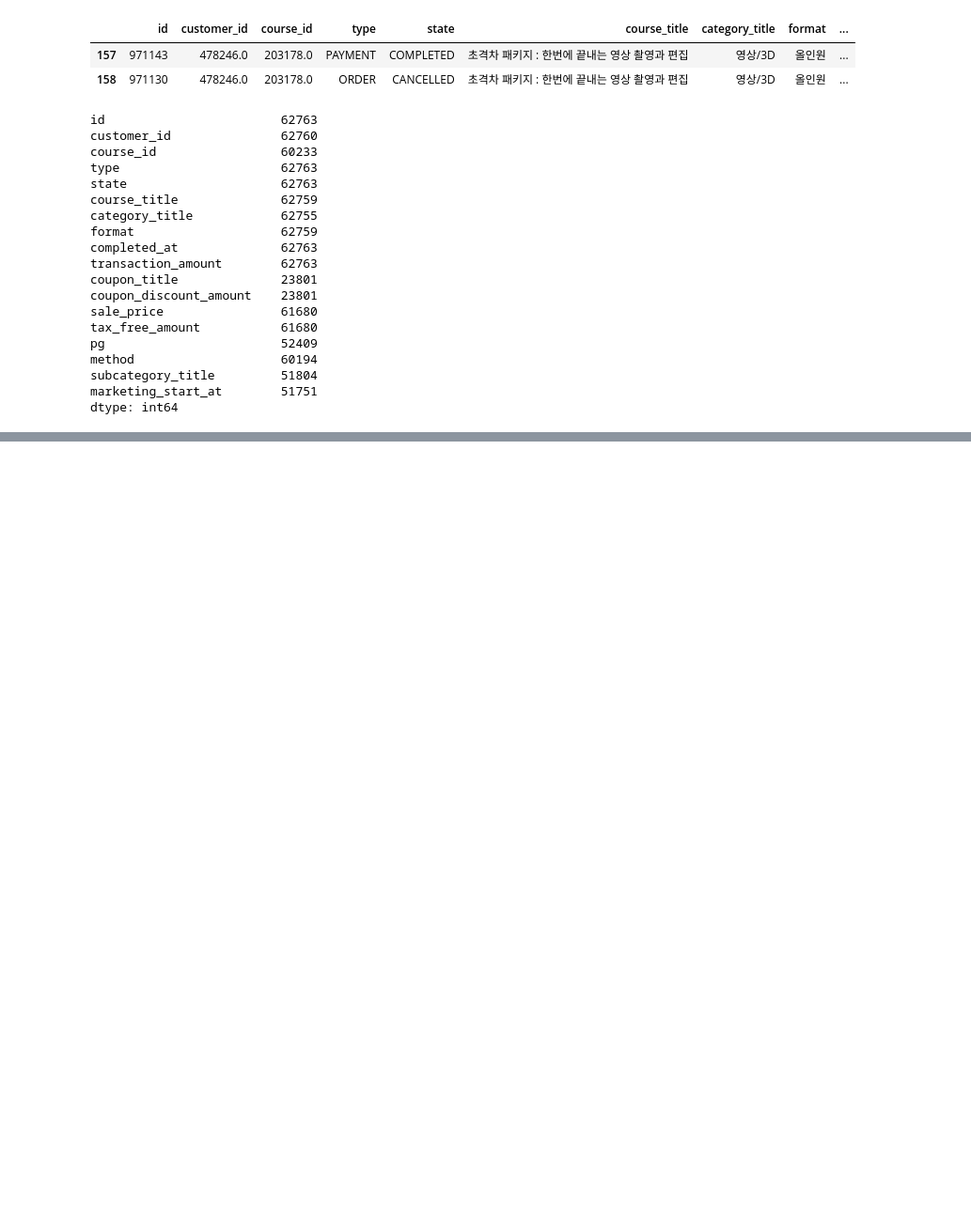
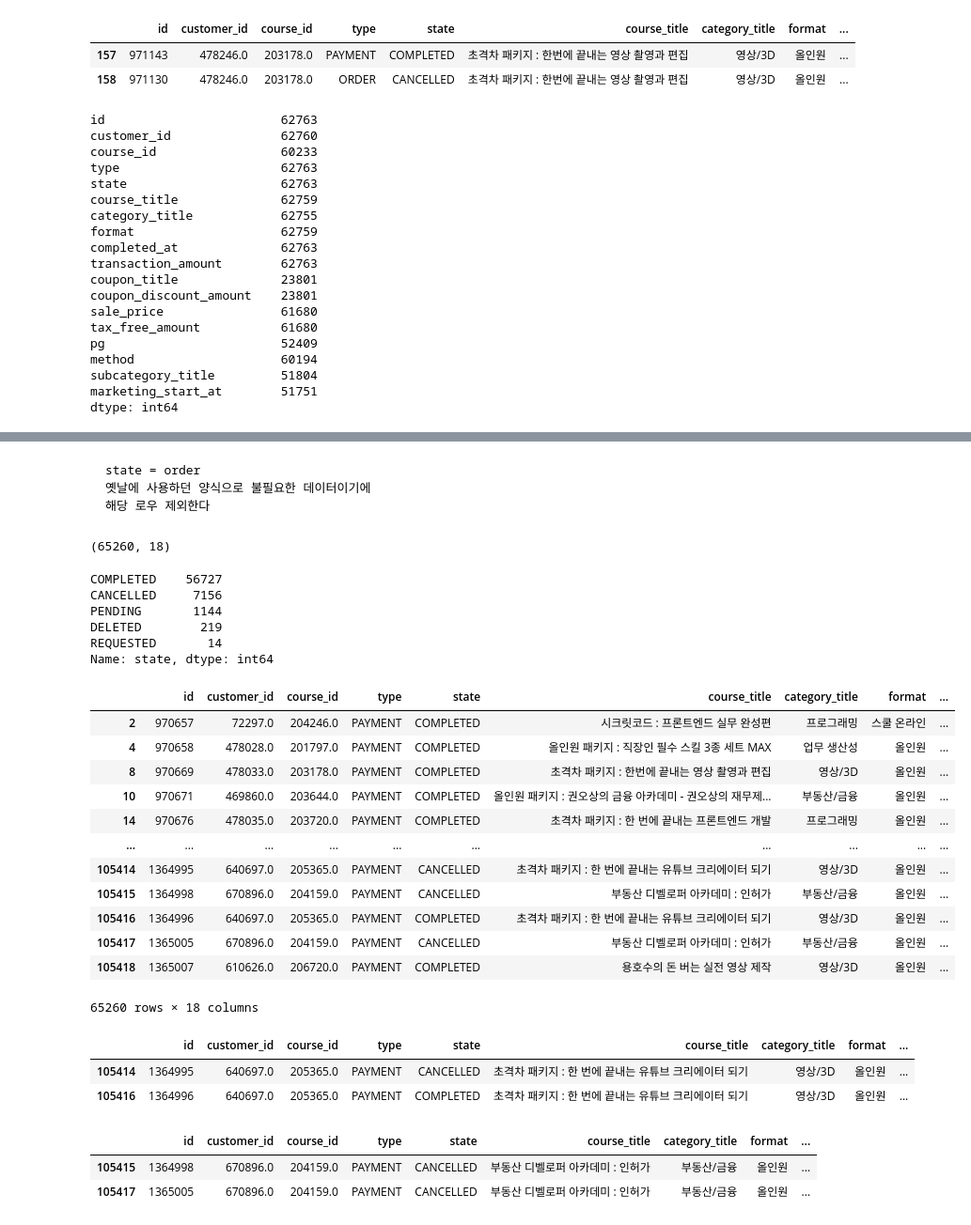
Before and after one commit to y001003/yeardream, a Jupyter notebook: project/fast_campus_eda.ipynb, the cells around one changed output, grey strips where cells are left out. Shown at 94% size. Cells and saved outputs as stored; diff of their text form; code cells hidden in the pictures; blank space fills up the shorter version.

```diff
--- a/project/fast_campus_eda.ipynb
+++ b/project/fast_campus_eda.ipynb
@@ -293,0 +290,47 @@ dtype: int64
+# %% [markdown]
+    state = order
+    옛날에 사용하던 양식으로 불필요한 데이터이기에
+    해당 로우 제외한다
+# %%
+# state = order 제외
+df_new = df[df['type'] != 'ORDER']
+df_new.shape
+# %% [output]
+(65260, 18)
+# %%
+df_new['state'].value_counts()
+# %% [output]
+COMPLETED    56727
+CANCELLED     7156
+PENDING       1144
+DELETED        219
+REQUESTED       14
+Name: state, dtype: int64
+# %%
+df_new
+# %% [output]
+|  | id | customer_id | course_id | type | state | course_title | category_title | format | ... |
+| 2 | 970657 | 72297.0 | 204246.0 | PAYMENT | COMPLETED | 시크릿코드 : 프론트엔드 실무 완성편 | 프로그래밍 | 스쿨 온라인 | ... |
+| 4 | 970658 | 478028.0 | 201797.0 | PAYMENT | COMPLETED | 올인원 패키지 : 직장인 필수 스킬 3종 세트 MAX | 업무 생산성 | 올인원 | ... |
+| 8 | 970669 | 478033.0 | 203178.0 | PAYMENT | COMPLETED | 초격차 패키지 : 한번에 끝내는 영상 촬영과 편집 | 영상/3D | 올인원 | ... |
+| 10 | 970671 | 469860.0 | 203644.0 | PAYMENT | COMPLETED | 올인원 패키지 : 권오상의 금융 아카데미 - 권오상의 재무제... | 부동산/금융 | 올인원 | ... |
+| 14 | 970676 | 478035.0 | 203720.0 | PAYMENT | COMPLETED | 초격차 패키지 : 한 번에 끝내는 프론트엔드 개발 | 프로그래밍 | 올인원 | ... |
+| ... | ... | ... | ... | ... | ... | ... | ... | ... | ... |
+| 105414 | 1364995 | 640697.0 | 205365.0 | PAYMENT | CANCELLED | 초격차 패키지 : 한 번에 끝내는 유튜브 크리에이터 되기 | 영상/3D | 올인원 | ... |
+| 105415 | 1364998 | 670896.0 | 204159.0 | PAYMENT | CANCELLED | 부동산 디벨로퍼 아카데미 : 인허가 | 부동산/금융 | 올인원 | ... |
+| 105416 | 1364996 | 640697.0 | 205365.0 | PAYMENT | COMPLETED | 초격차 패키지 : 한 번에 끝내는 유튜브 크리에이터 되기 | 영상/3D | 올인원 | ... |
+| 105417 | 1365005 | 670896.0 | 204159.0 | PAYMENT | CANCELLED | 부동산 디벨로퍼 아카데미 : 인허가 | 부동산/금융 | 올인원 | ... |
+| 105418 | 1365007 | 610626.0 | 206720.0 | PAYMENT | COMPLETED | 용호수의 돈 버는 실전 영상 제작 | 영상/3D | 올인원 | ... |
+65260 rows × 18 columns
+# %%
+df_new[df_new['customer_id'] == 640697]
+# %% [output]
+|  | id | customer_id | course_id | type | state | course_title | category_title | format | ... |
+| 105414 | 1364995 | 640697.0 | 205365.0 | PAYMENT | CANCELLED | 초격차 패키지 : 한 번에 끝내는 유튜브 크리에이터 되기 | 영상/3D | 올인원 | ... |
+| 105416 | 1364996 | 640697.0 | 205365.0 | PAYMENT | COMPLETED | 초격차 패키지 : 한 번에 끝내는 유튜브 크리에이터 되기 | 영상/3D | 올인원 | ... |
+# %%
+df_new[df_new['customer_id'] == 670896]
+# %% [output]
+|  | id | customer_id | course_id | type | state | course_title | category_title | format | ... |
+| 105415 | 1364998 | 670896.0 | 204159.0 | PAYMENT | CANCELLED | 부동산 디벨로퍼 아카데미 : 인허가 | 부동산/금융 | 올인원 | ... |
+| 105417 | 1365005 | 670896.0 | 204159.0 | PAYMENT | CANCELLED | 부동산 디벨로퍼 아카데미 : 인허가 | 부동산/금융 | 올인원 | ... |
```
Also changed, not shown: parts of 14 cells of this notebook.
